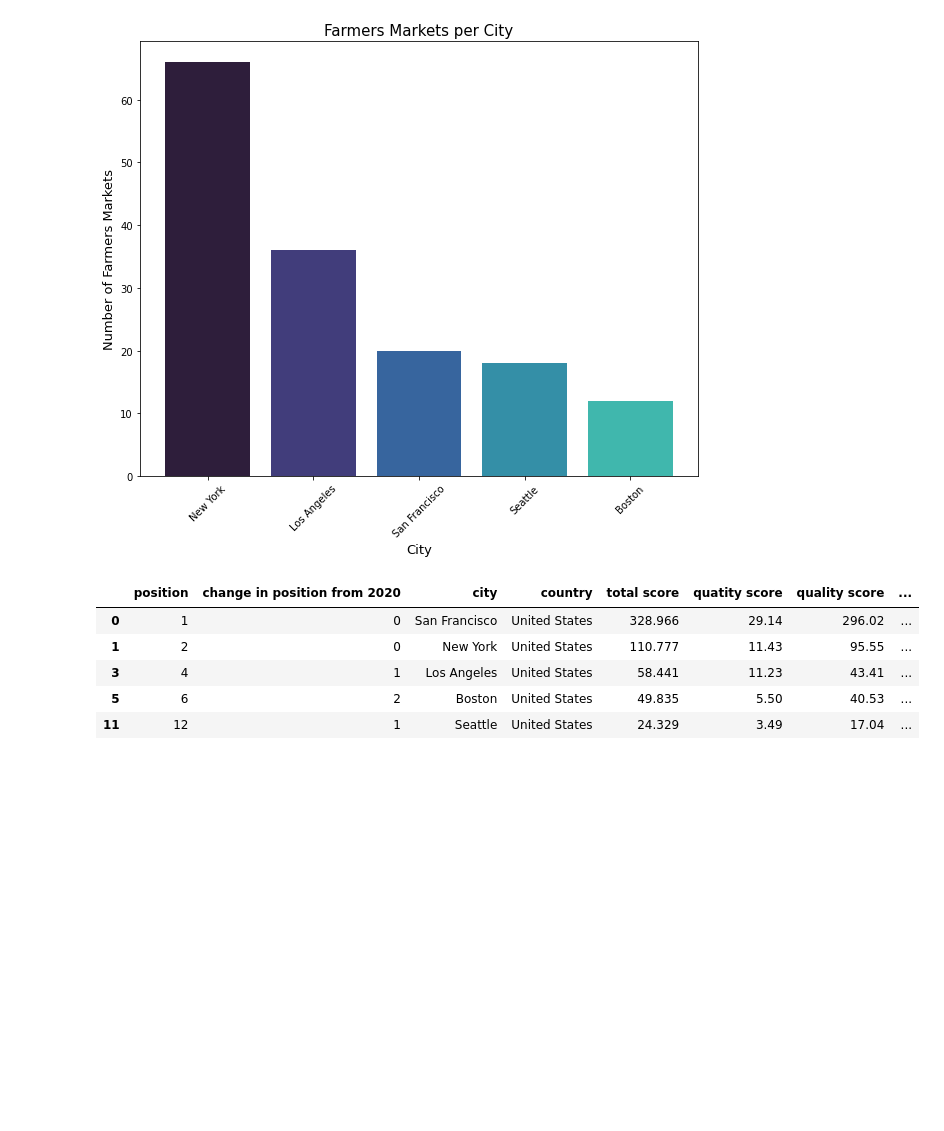
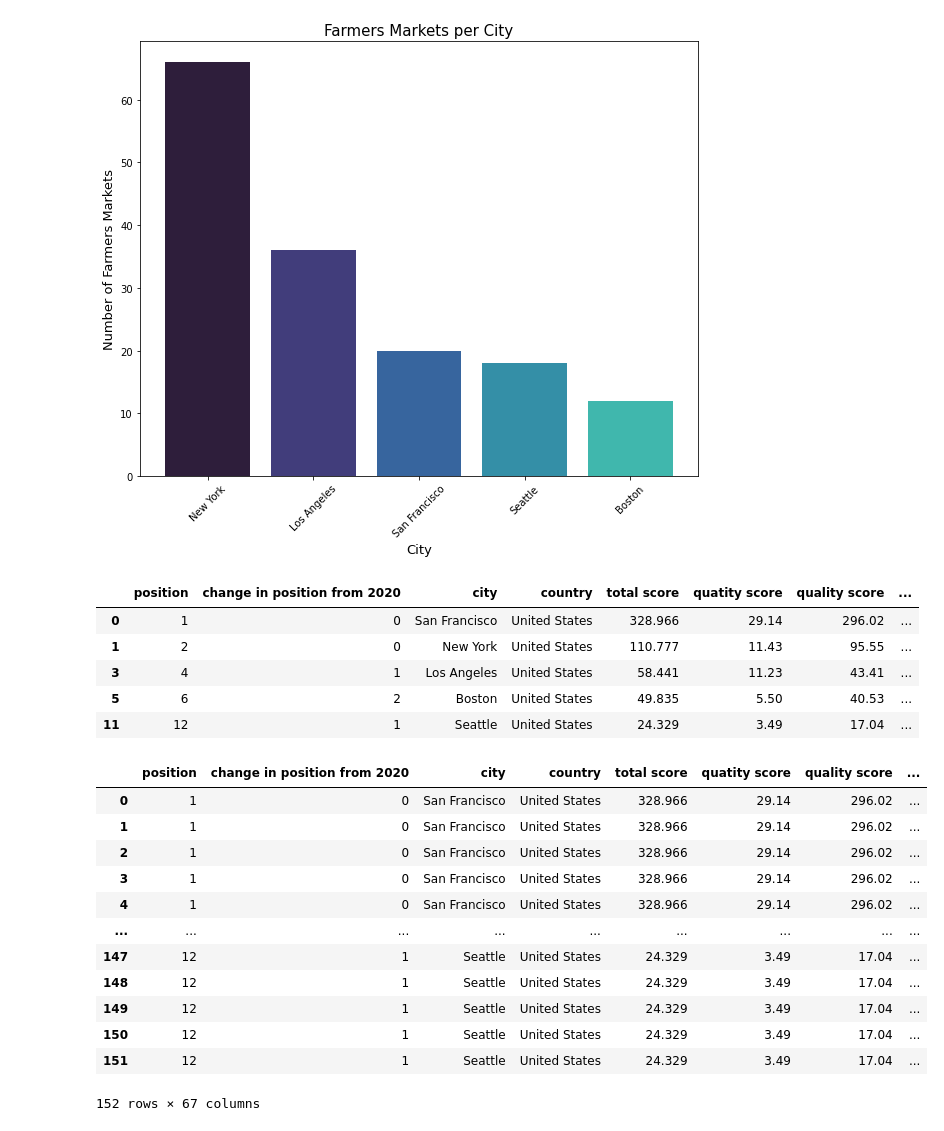
Before and after one commit to RobSalazar/Project-1, a Jupyter notebook: Nick/Start Ups and Farmers Markets/farmersmarketcount.ipynb, the cells around one changed output. Saved outputs shown, nothing was run; the diff lists cells and outputs as text; code cells hidden in the pictures; blank space fills up the shorter version.

```diff
--- a/Nick/Start Ups and Farmers Markets/farmersmarketcount.ipynb
+++ b/Nick/Start Ups and Farmers Markets/farmersmarketcount.ipynb
@@ -126,3 +128,21 @@ start_up_cities
 | 3 | 4 | 1 | Los Angeles | United States | 58.441 | 11.23 | 43.41 | ... |
 | 5 | 6 | 2 | Boston | United States | 49.835 | 5.50 | 40.53 | ... |
 | 11 | 12 | 1 | Seattle | United States | 24.329 | 3.49 | 17.04 | ... |
+# %%
+#Combine both clean dataframes
+combo_df = pd.merge(start_up_cities, farmers_markets)
+combo_df
+# %% [output]
+|  | position | change in position from 2020 | city | country | total score | quatity score | quality score | ... |
+| 0 | 1 | 0 | San Francisco | United States | 328.966 | 29.14 | 296.02 | ... |
+| 1 | 1 | 0 | San Francisco | United States | 328.966 | 29.14 | 296.02 | ... |
+| 2 | 1 | 0 | San Francisco | United States | 328.966 | 29.14 | 296.02 | ... |
+| 3 | 1 | 0 | San Francisco | United States | 328.966 | 29.14 | 296.02 | ... |
+| 4 | 1 | 0 | San Francisco | United States | 328.966 | 29.14 | 296.02 | ... |
+| ... | ... | ... | ... | ... | ... | ... | ... | ... |
+| 147 | 12 | 1 | Seattle | United States | 24.329 | 3.49 | 17.04 | ... |
+| 148 | 12 | 1 | Seattle | United States | 24.329 | 3.49 | 17.04 | ... |
+| 149 | 12 | 1 | Seattle | United States | 24.329 | 3.49 | 17.04 | ... |
+| 150 | 12 | 1 | Seattle | United States | 24.329 | 3.49 | 17.04 | ... |
+| 151 | 12 | 1 | Seattle | United States | 24.329 | 3.49 | 17.04 | ... |
+152 rows × 67 columns
```
Also changed, not shown: parts of 3 cells of this notebook, 2 other files.
